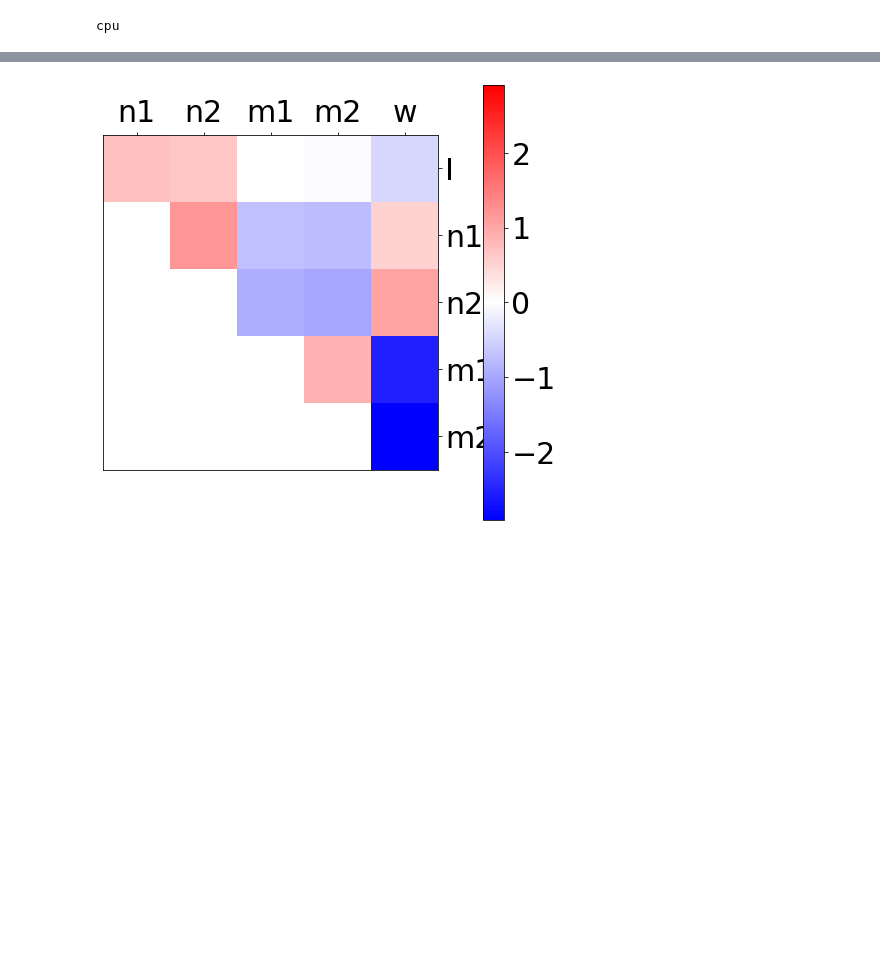
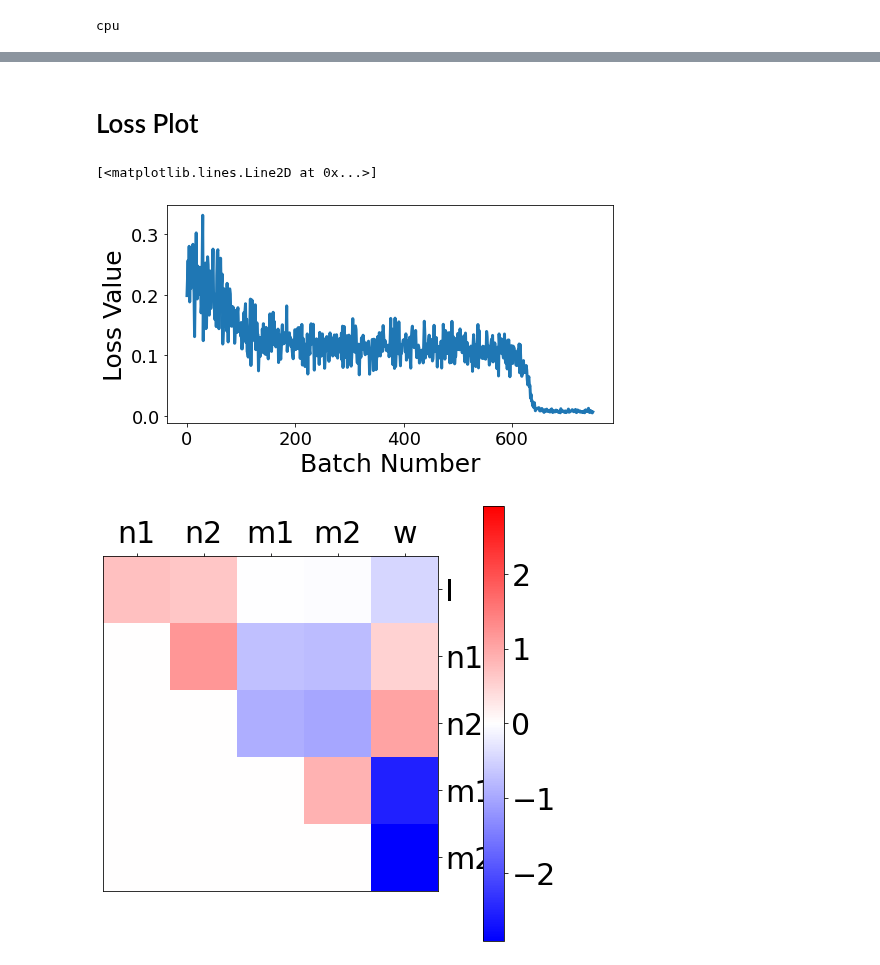
Before and after one commit to Erfan7bt/MHBF, a Jupyter notebook: Projects/Rank2Figures.ipynb, the cells around one changed output, grey strips where cells are left out. Drawn from its saved outputs; the diff is of its cells as text; code cells hidden in the pictures; blank space fills up the shorter version.

Commit message:
Rank2 Bay-BEE!

```diff
--- a/Projects/Rank2Figures.ipynb
+++ b/Projects/Rank2Figures.ipynb
@@ -49,5 +51,5 @@ p_dataset = ParametricDataset(32000)
 train_dataloader = DataLoader(p_dataset, batch_size=32)
 
 model = RNN(rank=2)
-train(train_dataloader, model, device)
+loss_hist = train(train_dataloader, model, device)
 # %% [output]
@@ -70,0 +61,14 @@ loss: 0.101015  [28832/32000]
+# %%
+pause_lengths = np.arange(25, 51, 5, dtype=np.intc)
+model_rank2= RNN(rank=2)
+
+loss_hist = []
+
+print(pause_lengths)
+
+print("Rank 2 training")
+for pl in pause_lengths:
+    print("Pause length: ", pl)
+    p_data = ParametricDataset(8000, pause=pl)
+    train_dataloader = DataLoader(p_data, batch_size=32)
+    loss_hist += train(train_dataloader, model_rank2, device,T=5)
@@ -71,3 +93,24 @@ loss: 0.101015  [28832/32000]
+# %% [markdown]
+# Loss Plot
+# %%
+loss_hist = np.array(loss_hist)
+
+SMALL_SIZE = 18
+MEDIUM_SIZE = 25
+LARGE_SIZE = 30
+
+plt.rc('axes', titlesize=MEDIUM_SIZE)     # fontsize of the axes title
+plt.rc('axes', labelsize=MEDIUM_SIZE)    # fontsize of the x and y labels
+plt.rc('xtick', labelsize=SMALL_SIZE)    # fontsize of the tick labels
+plt.rc('ytick', labelsize=SMALL_SIZE)
+plt.figure(figsize=(8, 4))
+plt.ylabel("Loss Value")
+plt.xlabel("Batch Number")
+plt.yscale('linear')
+plt.plot(loss_hist, linewidth=3)
+# %% [output]
+[<matplotlib.lines.Line2D at 0x...>]
+[figure, added]
 # %%
 SMALL_SIZE = 18
 MEDIUM_SIZE = 28
```
Also changed, not shown: parts of 5 cells of this notebook.
